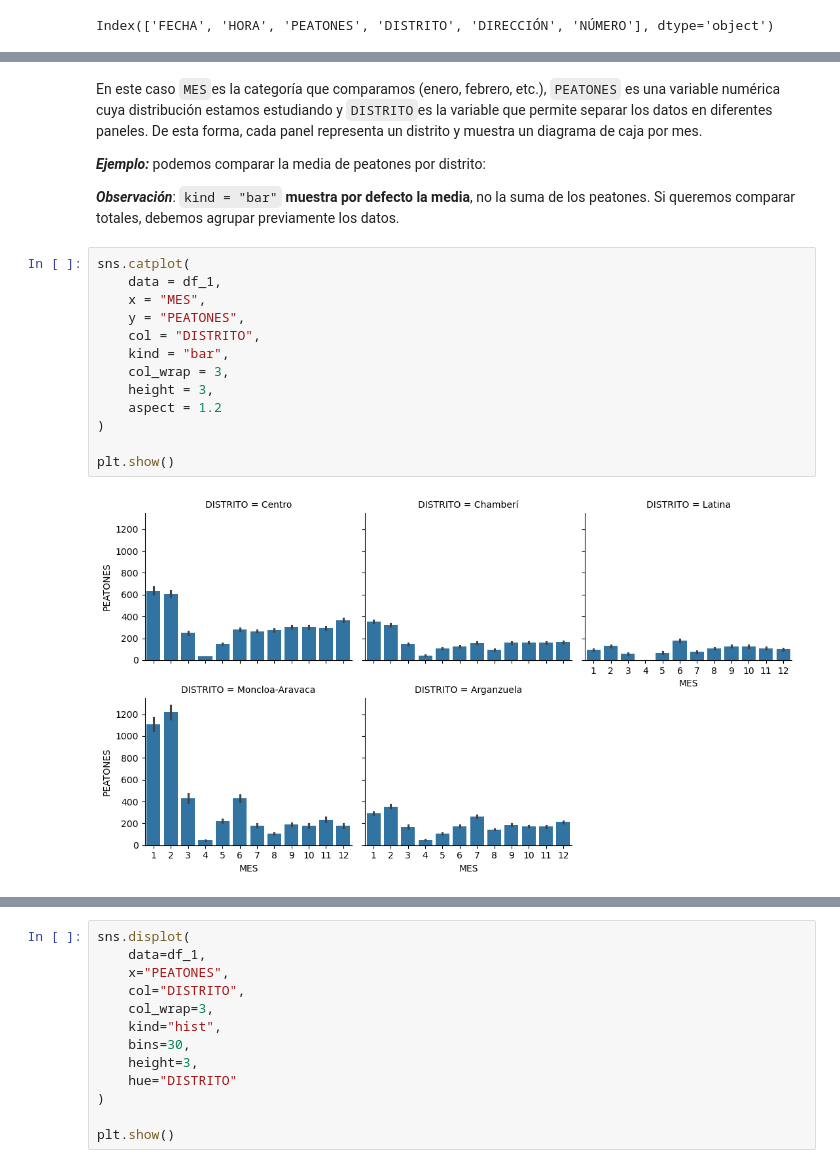
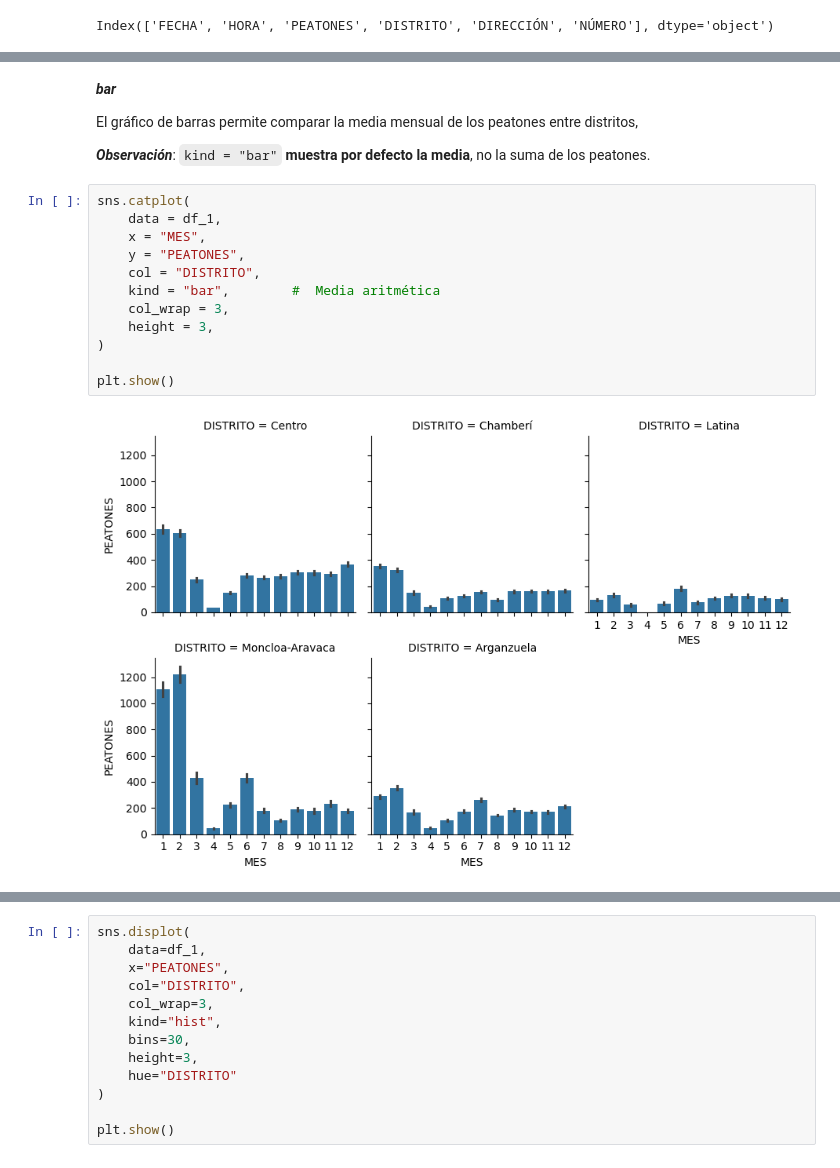
Before and after one commit to soesteve/Programming-in-Data-Science, a Jupyter notebook: 8_Visualización_Seaborn.ipynb, the cells around one changed output, grey strips where cells are left out. Saved outputs shown, nothing was run; the diff lists cells and outputs as text.

Commit message:
new visualizations with Seaborn

```diff
--- a/8_Visualización_Seaborn.ipynb
+++ b/8_Visualización_Seaborn.ipynb
@@ -233,23 +271,25 @@ plt.show()
 # %% [markdown]
-En este caso `MES`es la categoría que comparamos (enero, febrero, etc.), `PEATONES` es una variable numérica cuya distribución estamos estudiando y `DISTRITO`es la variable que permite separar los datos en diferentes paneles. De esta forma, cada panel representa un distrito y muestra un diagrama de caja por mes.
+***bar***
 
 </br>
 
-***Ejemplo:*** podemos comparar la media de peatones por distrito:
 
-***Observación***: `kind = "bar"` **muestra por defecto la media**, no la suma de los peatones. Si queremos comparar totales, debemos agrupar previamente los datos.
+El gráfico de barras permite comparar la media mensual de los peatones entre distritos,
+
+***Observación***: `kind = "bar"` **muestra por defecto la media**, no la suma de los peatones.
+
+</br>
 # %%
 sns.catplot(
     data = df_1,
     x = "MES",
     y = "PEATONES",
     col = "DISTRITO",
-    kind = "bar",
+    kind = "bar",        # 	Media aritmética
     col_wrap = 3,
     height = 3,
-    aspect = 1.2
 )
 
 plt.show()
 # %% [output]
-[figure, old version]
+[figure, new version]
```
Also changed, not shown: parts of 20 cells of this notebook, 10 other files.
